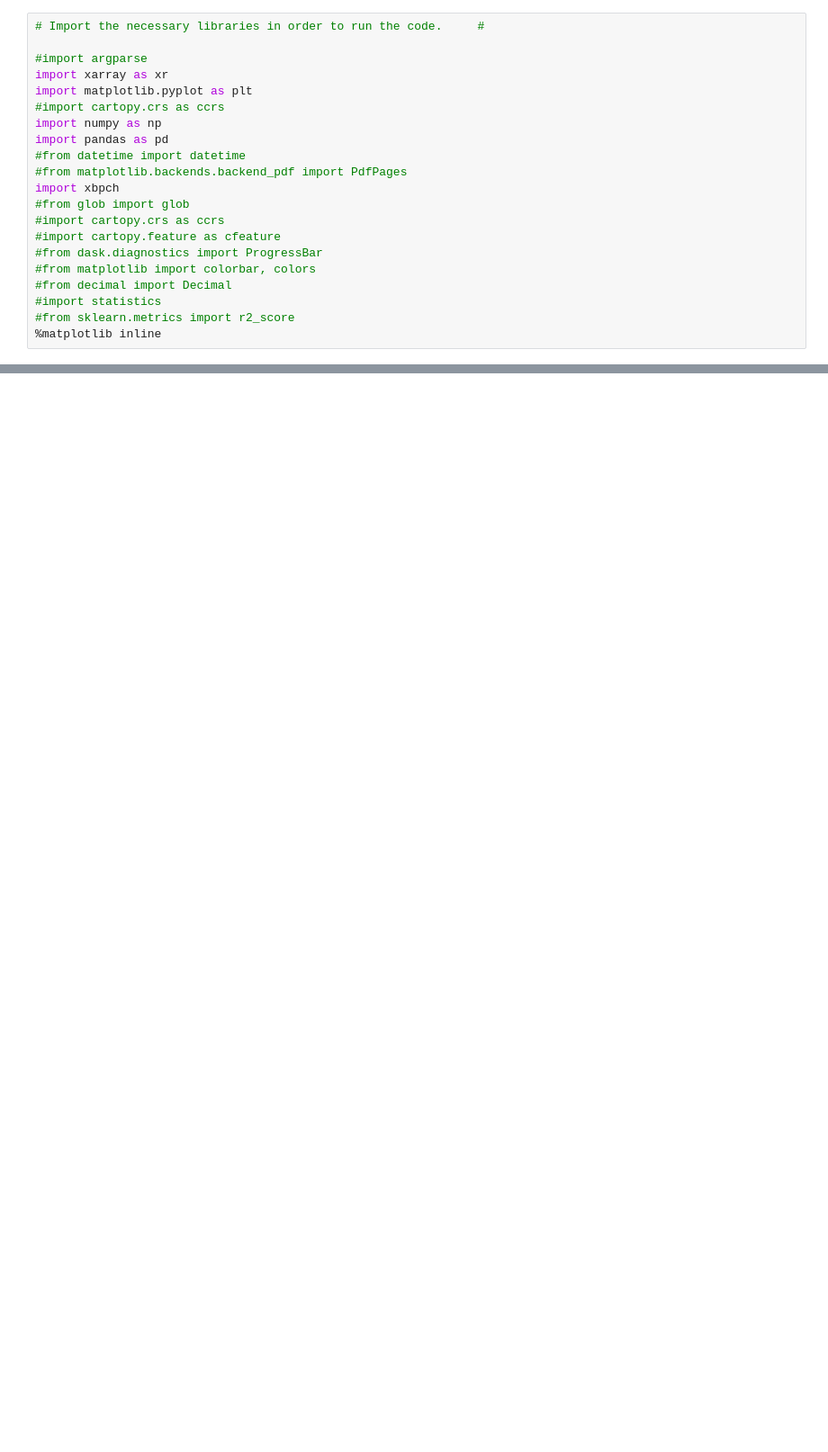
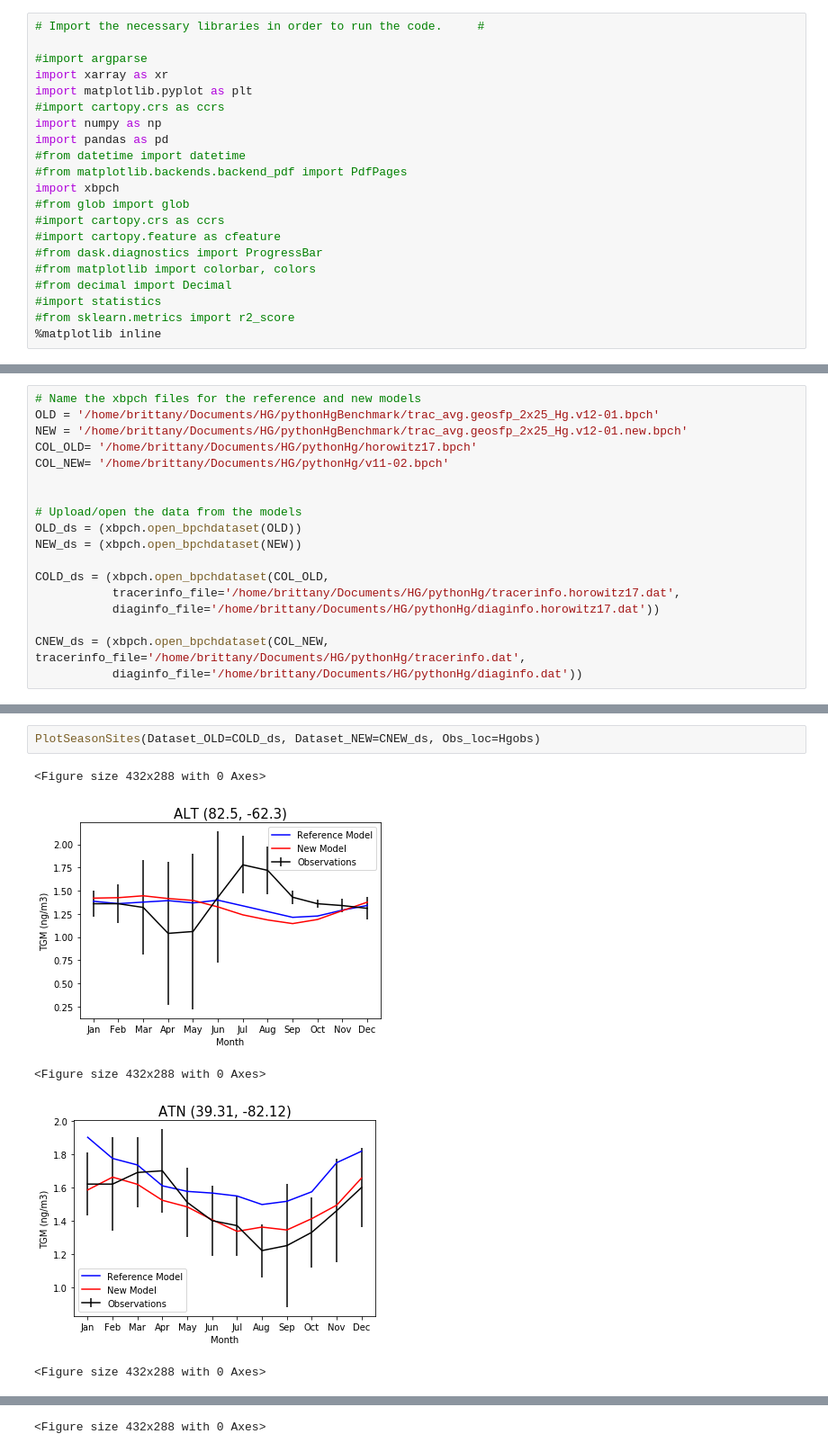
Before and after one commit to arifein/pythonHgBenchmark, a Jupyter notebook: python_plot_season_sites.ipynb, the cells around one changed output, grey strips where cells are left out. Shown at 90% size. Cells and saved outputs as stored; diff of their text form; blank space fills up the shorter version.

```diff
--- a/python_plot_season_sites.ipynb
+++ b/python_plot_season_sites.ipynb
@@ -109,3 +122,21 @@ for SiteID in HgobsOrder[ 'SiteID'].unique():
 <Figure size 432x288 with 0 Axes>
 [figure]
 ... (72 outputs left out)
+# %%
+# Name the xbpch files for the reference and new models
+OLD = '/home/brittany/Documents/HG/pythonHgBenchmark/trac_avg.geosfp_2x25_Hg.v12-01.bpch'
+NEW = '/home/brittany/Documents/HG/pythonHgBenchmark/trac_avg.geosfp_2x25_Hg.v12-01.new.bpch'
+COL_OLD= '/home/brittany/Documents/HG/pythonHg/horowitz17.bpch'
+COL_NEW= '/home/brittany/Documents/HG/pythonHg/v11-02.bpch'
+
+
+# Upload/open the data from the models
+OLD_ds = (xbpch.open_bpchdataset(OLD))
+NEW_ds = (xbpch.open_bpchdataset(NEW))
+
+COLD_ds = (xbpch.open_bpchdataset(COL_OLD,
+           tracerinfo_file='/home/brittany/Documents/HG/pythonHg/tracerinfo.horowitz17.dat',
+           diaginfo_file='/home/brittany/Documents/HG/pythonHg/diaginfo.horowitz17.dat'))
+
+CNEW_ds = (xbpch.open_bpchdataset(COL_NEW, tracerinfo_file='/home/brittany/Documents/HG/pythonHg/tracerinfo.dat',
+           diaginfo_file='/home/brittany/Documents/HG/pythonHg/diaginfo.dat'))
@@ -111,0 +226,8 @@ for SiteID in HgobsOrder[ 'SiteID'].unique():
+# %%
+PlotSeasonSites(Dataset_OLD=COLD_ds, Dataset_NEW=CNEW_ds, Obs_loc=Hgobs)
+# %% [output]
+<Figure size 432x288 with 0 Axes>
+[figure, added]
+<Figure size 432x288 with 0 Axes>
+[figure, added]
+<Figure size 432x288 with 0 Axes>
@@ -111,0 +235 @@ for SiteID in HgobsOrder[ 'SiteID'].unique():
+<Figure size 432x288 with 0 Axes>
```
Also changed, not shown: parts of 6 cells of this notebook, 3 other files.
